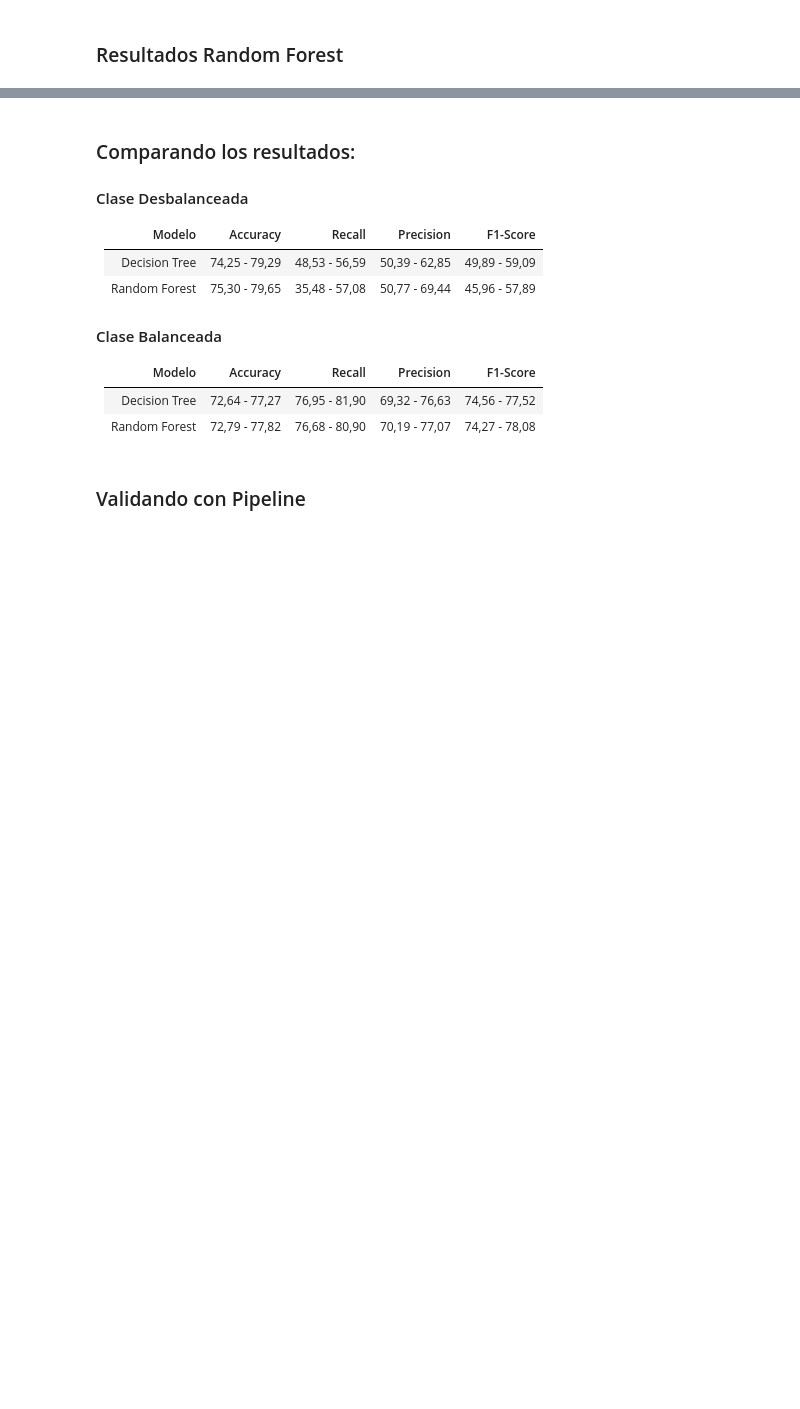
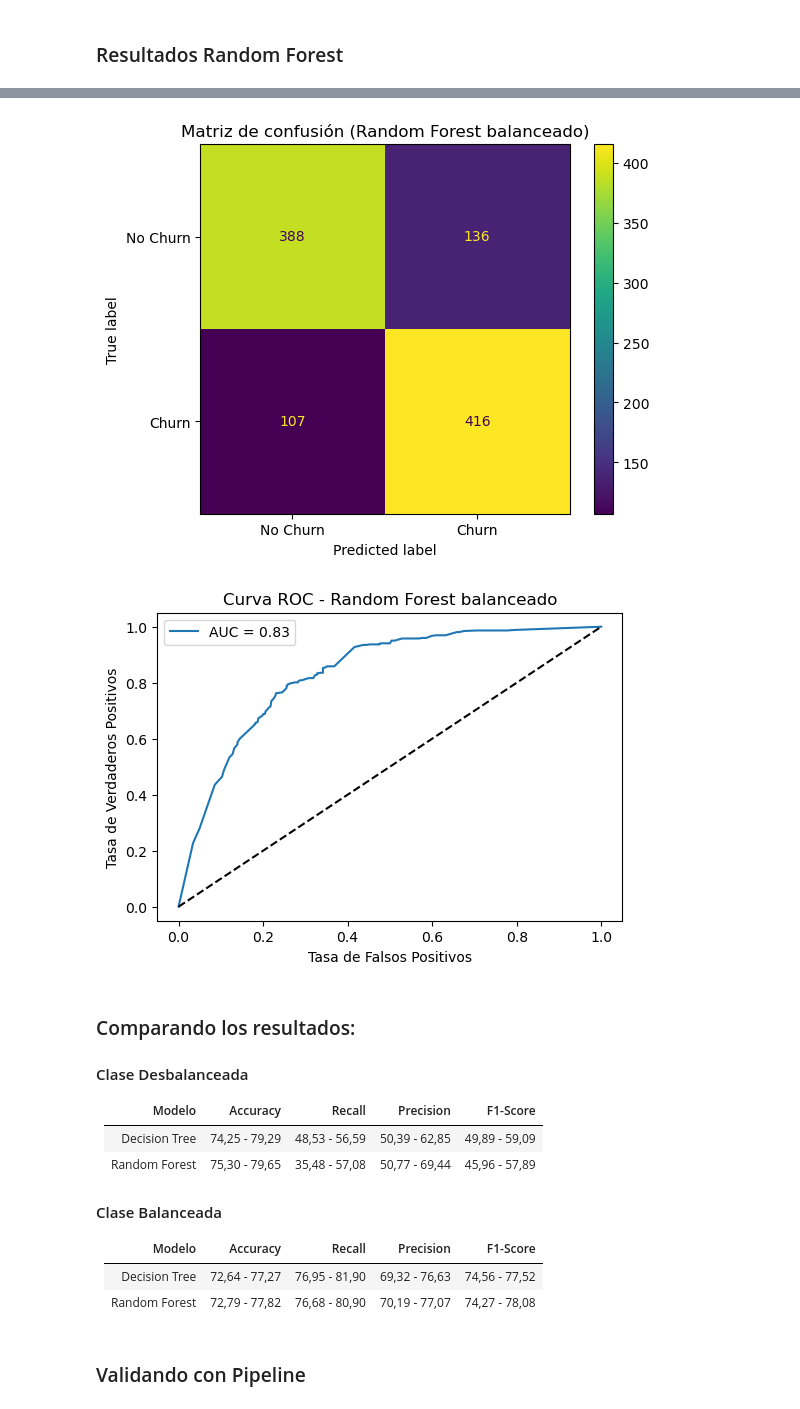
Before and after one commit to Ivan270/telecom-x-pt2, a Jupyter notebook: telecom-x.ipynb, the cells around one changed output, grey strips where cells are left out. Saved outputs shown, nothing was run; the diff lists cells and outputs as text; code cells hidden in the pictures; blank space fills up the shorter version.

Commit message:
Add barplot for variable importances, roc/auc curve for random forest model, documentation & comments, findings final section

```diff
--- a/telecom-x.ipynb
+++ b/telecom-x.ipynb
@@ -524,3 +550,41 @@ El intervalo de confianza es: [0.726391375065268, 0.7930376669384553]
+# %%
+# Matriz de confusión y curva ROC/AUC para el modelo Random Forest balanceado
+from sklearn.metrics import confusion_matrix, ConfusionMatrixDisplay, roc_curve, auc
+import matplotlib.pyplot as plt
+import numpy as np
+
+# Predicción en validación cruzada (usando el último fold como ejemplo)
+from sklearn.model_selection import StratifiedKFold
+skf = StratifiedKFold(n_splits=5, shuffle=True, random_state=16)
+for train_idx, test_idx in skf.split(x_bal, y_bal):
+    X_train_fold, X_test_fold = x_bal.iloc[train_idx], x_bal.iloc[test_idx]
+    y_train_fold, y_test_fold = y_bal.iloc[train_idx], y_bal.iloc[test_idx]
+    modelo = RandomForestClassifier(max_depth=5, random_state=16)
+    modelo.fit(X_train_fold, y_train_fold)
+    y_pred_fold = modelo.predict(X_test_fold)
+    y_proba_fold = modelo.predict_proba(X_test_fold)[:,1]
+    break  # Solo el primer fold para visualización
+# Matriz de confusión
+cm = confusion_matrix(y_test_fold, y_pred_fold)
+disp = ConfusionMatrixDisplay(confusion_matrix=cm, display_labels=['No Churn', 'Churn'])
+disp.plot()
+plt.title('Matriz de confusión (Random Forest balanceado)')
+plt.show()
+
+# Curva ROC/AUC
+fpr, tpr, thresholds = roc_curve(y_test_fold, y_proba_fold)
+roc_auc = auc(fpr, tpr)
+plt.figure(figsize=(6,4))
+plt.plot(fpr, tpr, label=f'AUC = {roc_auc:.2f}')
+plt.plot([0,1],[0,1],'k--')
+plt.xlabel('Tasa de Falsos Positivos')
+plt.ylabel('Tasa de Verdaderos Positivos')
+plt.title('Curva ROC - Random Forest balanceado')
+plt.legend()
+plt.show()
+# %% [output]
+[figure, added]
+[figure, added]
 # %% [markdown]
 ### Comparando los resultados:
 
```
Also changed, not shown: parts of 21 cells of this notebook.
